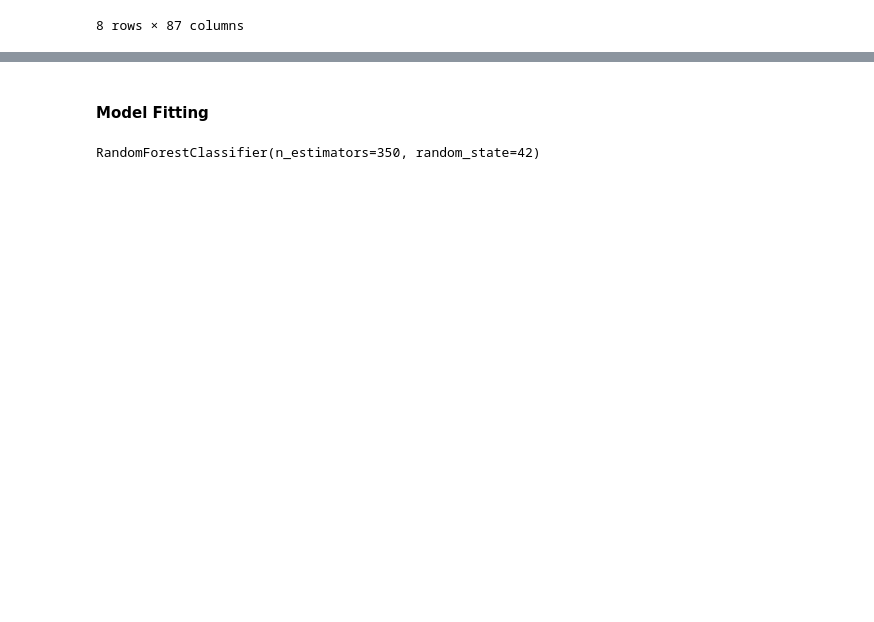
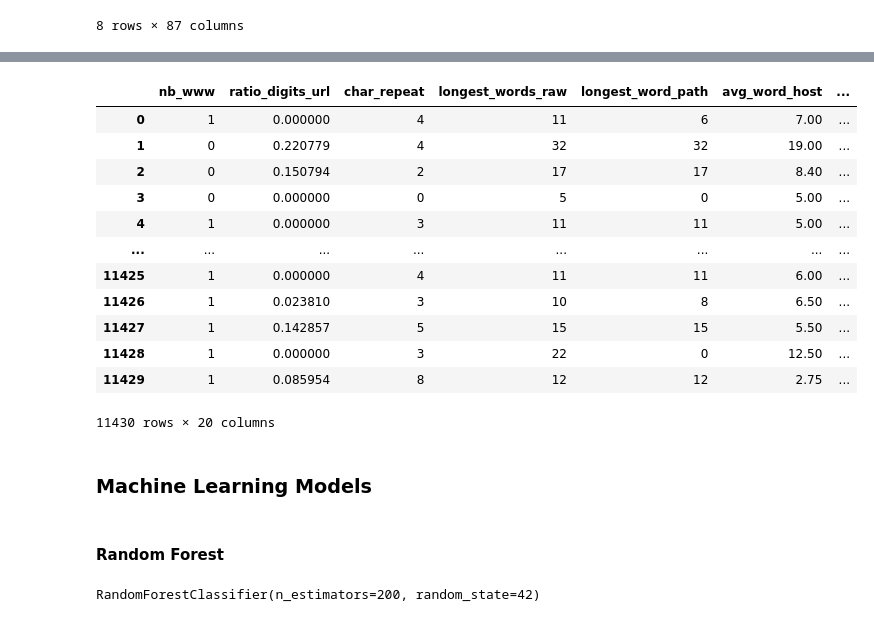
Before and after one commit to f-shirani/Phishing_Detection, a Jupyter notebook: Project.ipynb, the cells around one changed output, grey strips where cells are left out. Drawn from its saved outputs; the diff is of its cells as text; code cells hidden in the pictures; blank space fills up the shorter version.

```diff
--- a/Project.ipynb
+++ b/Project.ipynb
@@ -104,0 +99,6 @@ Name: target, Length: 88, dtype: float64
+# %%
+threshold=0.2
+corr_matrix = data.corr()
+temp=pd.DataFrame(corr_matrix['target'].sort_values(ascending=False))
+features_corr=temp[abs(temp["target"])>threshold].index[1:]
+features_corr
@@ -105,3 +150,18 @@ Name: target, Length: 88, dtype: float64
 # %%
-X=data.loc[:, ~data.columns.isin(['target','url'])]
+feature=features_corr
+X=data.loc[:, data.columns.isin(feature)]
 y=data['target']
+# %% [output]
+|  | nb_www | ratio_digits_url | char_repeat | longest_words_raw | longest_word_path | avg_word_host | ... |
+| 0 | 1 | 0.000000 | 4 | 11 | 6 | 7.00 | ... |
+| 1 | 0 | 0.220779 | 4 | 32 | 32 | 19.00 | ... |
+| 2 | 0 | 0.150794 | 2 | 17 | 17 | 8.40 | ... |
+| 3 | 0 | 0.000000 | 0 | 5 | 0 | 5.00 | ... |
+| 4 | 1 | 0.000000 | 3 | 11 | 11 | 5.00 | ... |
+| ... | ... | ... | ... | ... | ... | ... | ... |
+| 11425 | 1 | 0.000000 | 4 | 11 | 11 | 6.00 | ... |
+| 11426 | 1 | 0.023810 | 3 | 10 | 8 | 6.50 | ... |
+| 11427 | 1 | 0.142857 | 5 | 15 | 15 | 5.50 | ... |
+| 11428 | 1 | 0.000000 | 3 | 22 | 0 | 12.50 | ... |
+| 11429 | 1 | 0.085954 | 8 | 12 | 12 | 2.75 | ... |
+11430 rows × 20 columns
@@ -111,13 +174,15 @@ X_train, X_test, y_train, y_test = train_test_split(X, y,
                                                     random_state=42,
                                                     shuffle = True)
 # %% [markdown]
-#### Model Fitting
+### Machine Learning Models
+# %% [markdown]
+#### Random Forest
 # %%
-model_random_forest = RandomForestClassifier(n_estimators=350,
+model_random_forest = RandomForestClassifier(n_estimators=200,
                                              random_state=42)
 model_random_forest.fit(X_train,y_train)
 # %% [output]
-RandomForestClassifier(n_estimators=350, random_state=42)
+RandomForestClassifier(n_estimators=200, random_state=42)
 # %%
 y_predicted=model_random_forest.predict(X_test)
 accuracy = accuracy_score(y_test, y_predicted)
```
Also changed, not shown: parts of 40 cells of this notebook.
